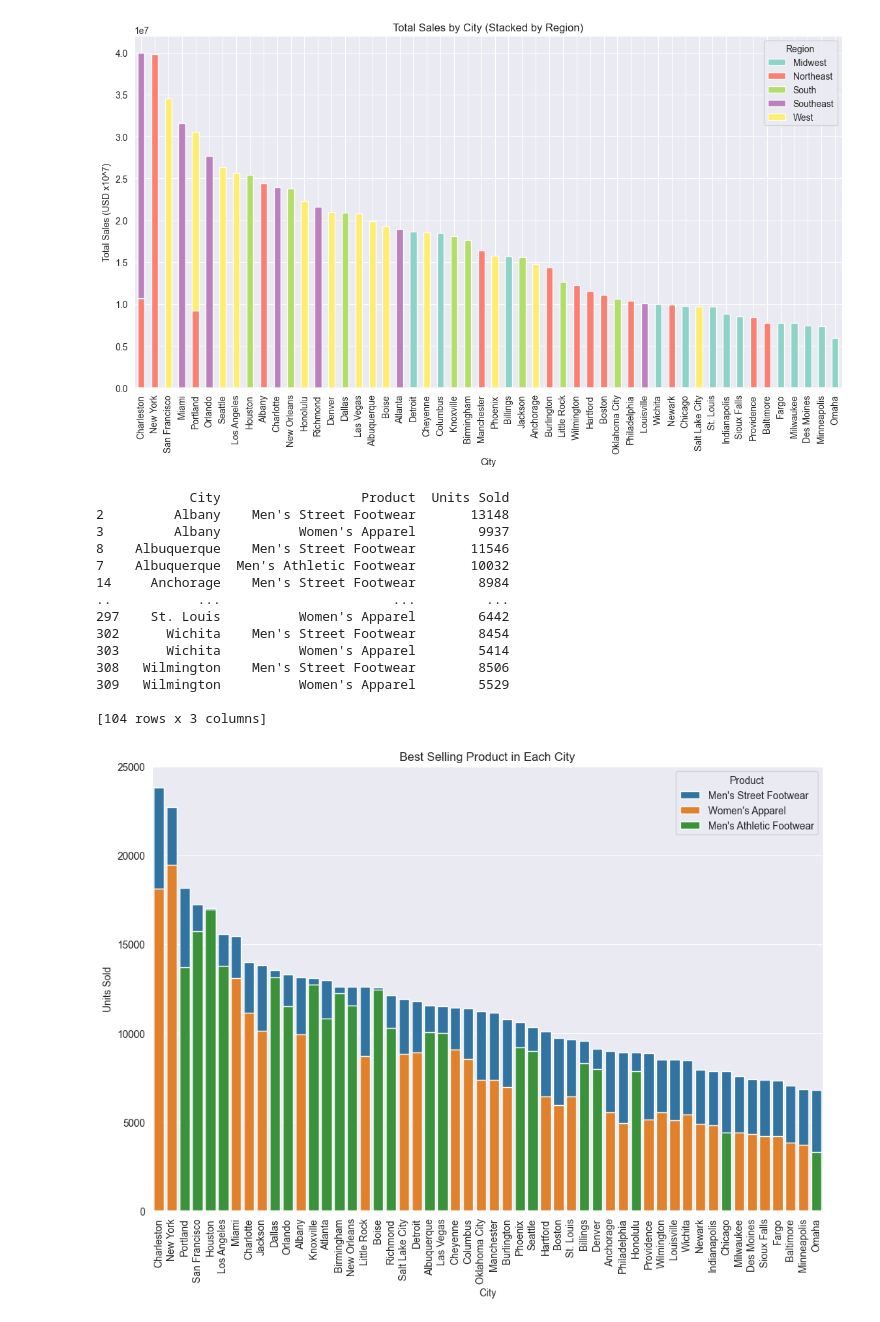
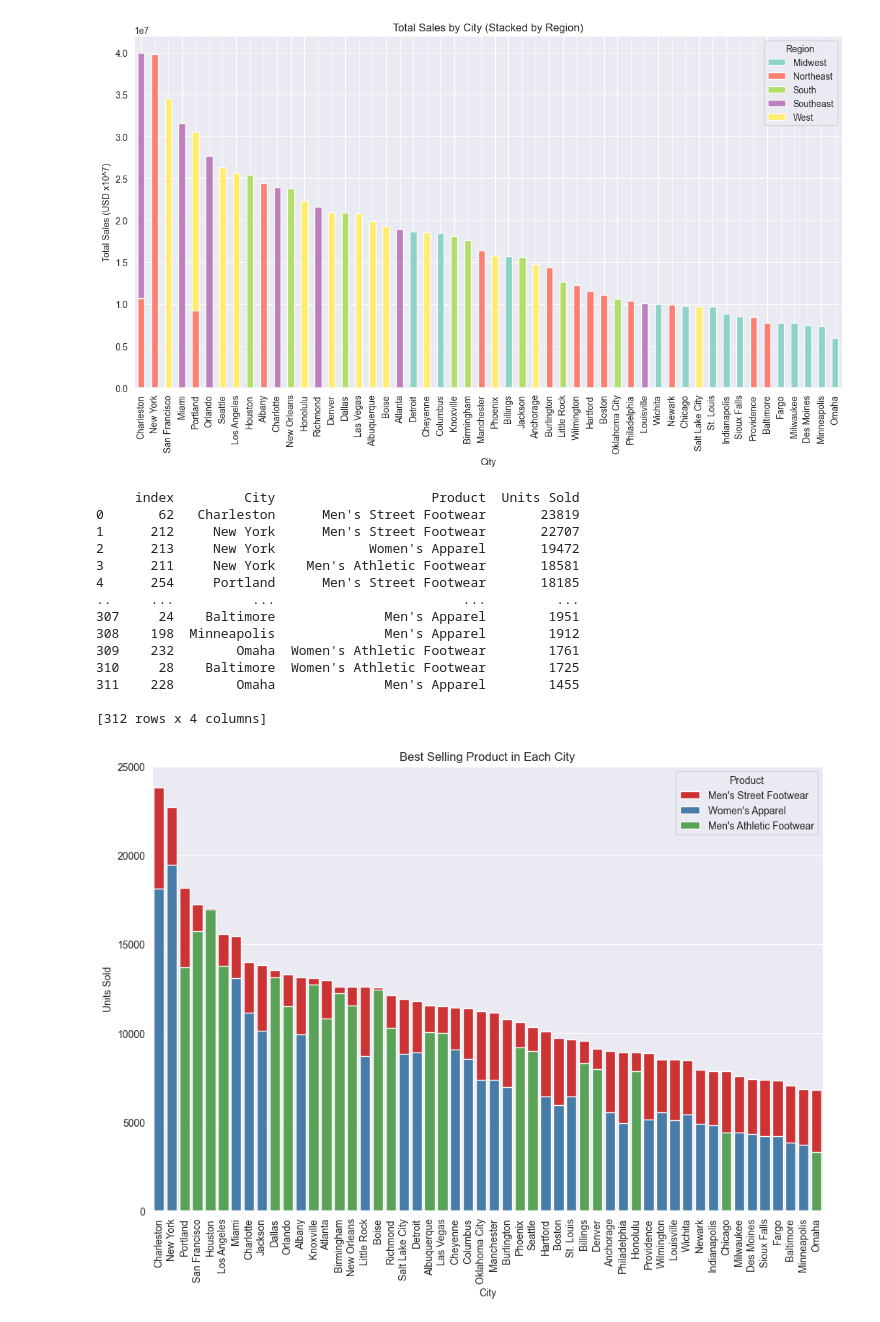
Before and after one commit to zsofiasimon/Adidas_Sales_Analysis_Project, a Jupyter notebook: Adidas_Analysis.ipynb, the cells around one changed output. Cells and saved outputs as stored; diff of their text form; code cells hidden in the pictures.

```diff
--- a/Adidas_Analysis.ipynb
+++ b/Adidas_Analysis.ipynb
@@ -137,43 +172,44 @@ plt.show()
 [figure]
 # %%
 city_product_sales = df.groupby(['City', 'Product'])['Units Sold'].sum().reset_index()
-most_sold_product_per_city = city_product_sales.sort_values(['City', 'Units Sold'], ascending=[True, False])
-top_products = most_sold_product_per_city.groupby('City').head(2)
+most_sold_product_per_city = city_product_sales.sort_values(['Units Sold'], ascending=[False]).reset_index()
+top_products = most_sold_product_per_city.groupby('Units Sold').head()
 print(top_products)
 # %% [output]
-            City                  Product  Units Sold
-2         Albany    Men's Street Footwear       13148
-3         Albany          Women's Apparel        9937
-8    Albuquerque    Men's Street Footwear       11546
-7    Albuquerque  Men's Athletic Footwear       10032
-14     Anchorage    Men's Street Footwear        8984
-..           ...                      ...         ...
-297    St. Louis          Women's Apparel        6442
-302      Wichita    Men's Street Footwear        8454
-303      Wichita          Women's Apparel        5414
-308   Wilmington    Men's Street Footwear        8506
-309   Wilmington          Women's Apparel        5529
+     index         City                    Product  Units Sold
+0       62   Charleston      Men's Street Footwear       23819
+1      212     New York      Men's Street Footwear       22707
+2      213     New York            Women's Apparel       19472
+3      211     New York    Men's Athletic Footwear       18581
+4      254     Portland      Men's Street Footwear       18185
+..     ...          ...                        ...         ...
+307     24    Baltimore              Men's Apparel        1951
+308    198  Minneapolis              Men's Apparel        1912
+309    232        Omaha  Women's Athletic Footwear        1761
+310     28    Baltimore  Women's Athletic Footwear        1725
+311    228        Omaha              Men's Apparel        1455
 
-[104 rows x 3 columns]
+[312 rows x 4 columns]
 # %%
 #Sort by most units sold
 top_products = top_products.sort_values( "Units Sold", ascending=False)
 plt.figure(figsize=(12,8))
 sns.barplot(
     data=top_products,
     x='City',
     y='Units Sold',
     hue='Product',
-    dodge=False   # make one bar per city coloured by product (stacked but still showing its real value along the y-axis)
+    dodge=False,   # make one bar per city coloured by product (stacked but still showing its real value along the y-axis)
+    palette="Set1"
 )
 plt.xticks(rotation=90)
 plt.title("Best Selling Product in Each City")
 plt.ylabel("Units Sold")
 plt.xlabel("City")
 plt.legend(title="Product")
 plt.show()
 # %% [output]
-[figure, old version]
+[figure, new version]
 # %%
 #Print how many times each sales method was used
 sales_methods = df['Sales Method'].value_counts()
```
Also changed, not shown: parts of 15 cells of this notebook.
